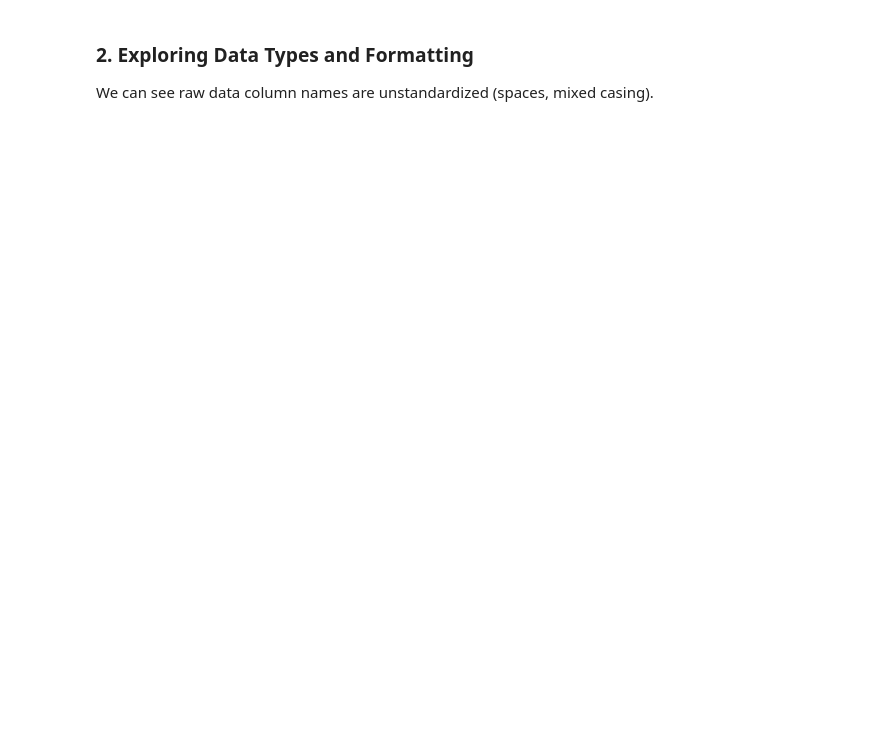
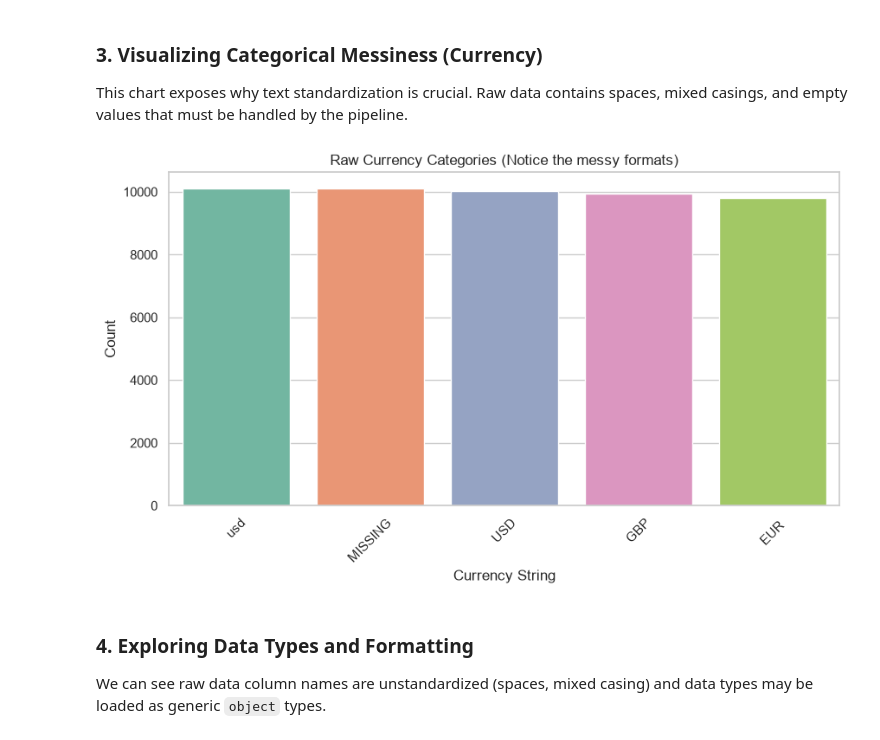
Before and after one commit to Bibek-Dhakal/data-cleanse-lite, a Jupyter notebook: notebooks/Data_Exploration_and_Cleaning.ipynb, the cells around one changed output. Cells and saved outputs as stored; diff of their text form; code cells hidden in the pictures; blank space fills up the shorter version.

```diff
--- a/notebooks/Data_Exploration_and_Cleaning.ipynb
+++ b/notebooks/Data_Exploration_and_Cleaning.ipynb
@@ -18,5 +74,22 @@ df.isnull().sum()
+# %% [markdown]
+### 3. Visualizing Categorical Messiness (Currency)
+This chart exposes why text standardization is crucial. Raw data contains spaces, mixed casings, and empty values that must be handled by the pipeline.
+# %%
+plt.figure(figsize=(10, 5))
+
+# Fill NA temporarily so we can see 'MISSING' as a category on the chart
+currency_counts = df['currency'].fillna('MISSING').value_counts()
+
+sns.barplot(x=currency_counts.index, y=currency_counts.values, hue=currency_counts.index, legend=False, palette='Set2')
+plt.title('Raw Currency Categories (Notice the messy formats)')
+plt.xlabel('Currency String')
+plt.ylabel('Count')
+plt.xticks(rotation=45)
+plt.show()
+# %% [output]
+[figure, added]
 # %% [markdown]
-### 2. Exploring Data Types and Formatting
-We can see raw data column names are unstandardized (spaces, mixed casing).
+### 4. Exploring Data Types and Formatting
+We can see raw data column names are unstandardized (spaces, mixed casing) and data types may be loaded as generic `object` types.
 # %%
 df.info()
```
Also changed, not shown: parts of 10 cells of this notebook.
